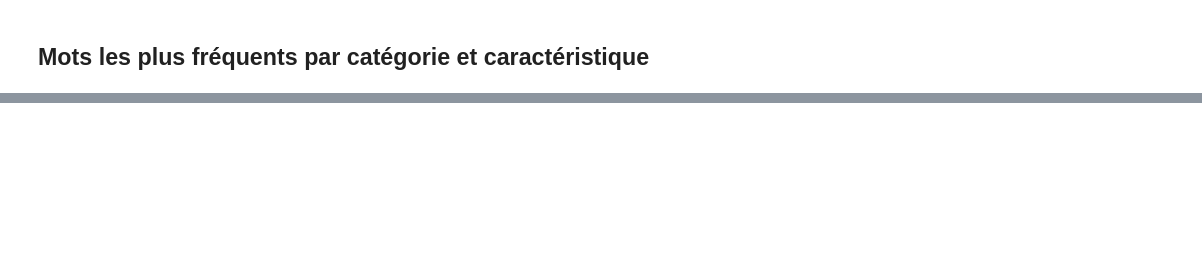
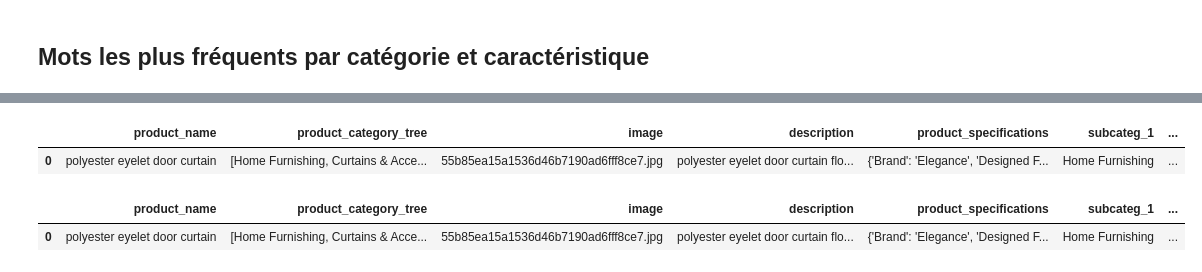
Before and after one commit to gabrielhermel/OC_DS_P6, a Jupyter notebook: Hermel_Gabriel_1_notebook_022022.ipynb, the cells around one changed output, grey strips where cells are left out. Saved outputs shown, nothing was run; the diff lists cells and outputs as text; code cells hidden in the pictures; blank space fills up the shorter version.

```diff
--- a/Hermel_Gabriel_1_notebook_022022.ipynb
+++ b/Hermel_Gabriel_1_notebook_022022.ipynb
@@ -404,0 +409,14 @@ count_vectorizer = CountVectorizer()
+# %%
+noise_patrn = re.compile(r".*?\w\.\w.*|.*?\d+.*|^'.*|^-.*|^.$|.*?/.*")
+
+
+def remove_noise(row):
+    for tokenized_feat in tokenized_feats:
+        row[tokenized_feat] = [
+            x for x in row[tokenized_feat] if not re.match(noise_patrn, x)
+        ]
+
+    return row
+
+
+flipkart_w_subcat_wo_noise_df = flipkart_w_subcat_df.apply(remove_noise, axis=1)
@@ -404,0 +573,33 @@ count_vectorizer = CountVectorizer()
+# %%
+def insert_cleaned_strings(row):
+    row["product_name"] = " ".join(row["product_name_tokens"])
+    row["description"] = " ".join(row["description_tokens"])
+
+    return row
+
+flipkart_clean_df = flipkart_no_irrel_df.apply(insert_cleaned_strings, axis=1)
+
+flipkart_clean_df.head(1)
+# %% [output]
+|  | product_name | product_category_tree | image | description | product_specifications | subcateg_1 | ... |
+| 0 | polyester eyelet door curtain | [Home Furnishing, Curtains & Acce... | 55b85ea15a1536d46b7190ad6fff8ce7.jpg | polyester eyelet door curtain flo... | {'Brand': 'Elegance', 'Designed F... | Home Furnishing | ... |
+# %%
+def generate_bigrams(row):
+    desc_bigrams = []
+
+    for i in range(len(row["description_tokens"]) - 1):
+        desc_bigrams += [
+            f"{row['description_tokens'][i]} {row['description_tokens'][i + 1]}"
+        ]
+
+    row["description_bigrams"] = desc_bigrams
+
+    return row
+
+
+flipkart_w_bigram_df = flipkart_clean_df.apply(generate_bigrams, axis=1)
+
+flipkart_w_bigram_df.head(1)
+# %% [output]
+|  | product_name | product_category_tree | image | description | product_specifications | subcateg_1 | ... |
+| 0 | polyester eyelet door curtain | [Home Furnishing, Curtains & Acce... | 55b85ea15a1536d46b7190ad6fff8ce7.jpg | polyester eyelet door curtain flo... | {'Brand': 'Elegance', 'Designed F... | Home Furnishing | ... |
```
Also changed, not shown: parts of 14 cells of this notebook, 1 other file.
